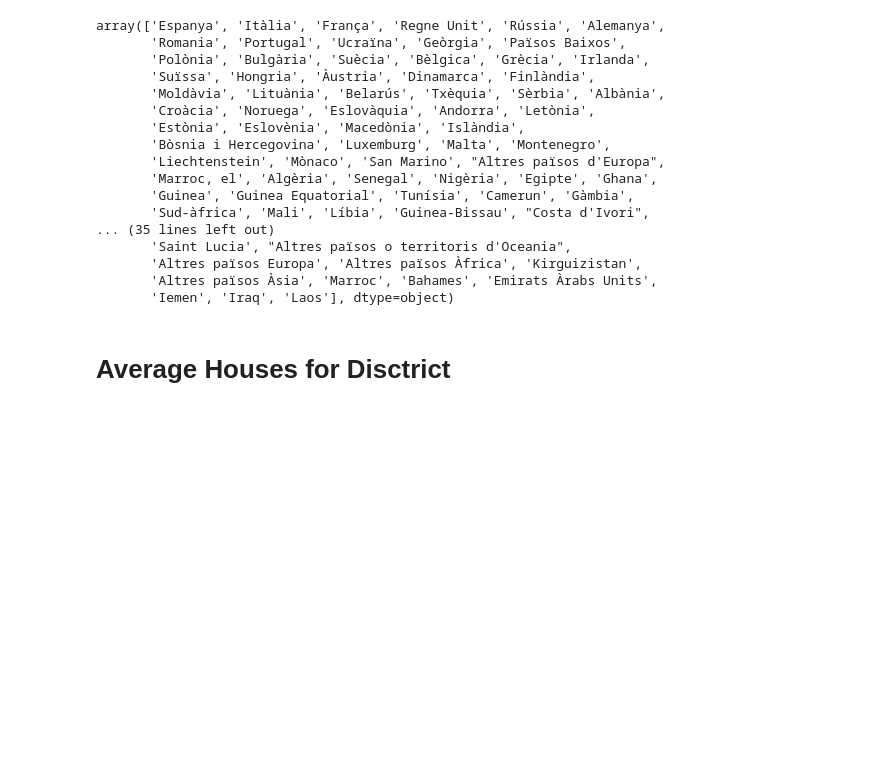
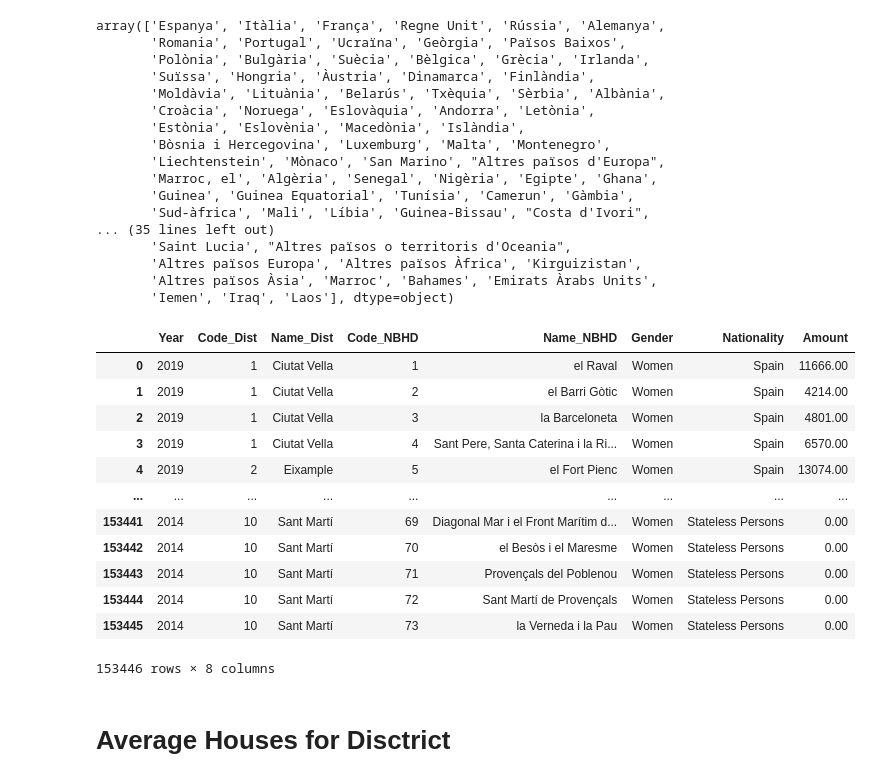
Before and after one commit to MayGodoy/BCN-Data, a Jupyter notebook: notebooks/00.Collect_Datasets.ipynb, the cells around one changed output. Saved outputs shown, nothing was run; the diff lists cells and outputs as text; code cells hidden in the pictures; blank space fills up the shorter version.

```diff
--- a/notebooks/00.Collect_Datasets.ipynb
+++ b/notebooks/00.Collect_Datasets.ipynb
@@ -768,6 +831,22 @@ array(['Espanya', 'Itàlia', 'França', 'Regne Unit', 'Rússia', 'Alemanya',
 #Replace the Catalan manual
 ine.Gender.replace("Dona", "Women", inplace= True)
 ine.Gender.replace("Home", "Men", inplace= True)
+# %%
+ine
+# %% [output]
+|  | Year | Code_Dist | Name_Dist | Code_NBHD | Name_NBHD | Gender | Nationality | Amount |
+| 0 | 2019 | 1 | Ciutat Vella | 1 | el Raval | Women | Spain | 11666.00 |
+| 1 | 2019 | 1 | Ciutat Vella | 2 | el Barri Gòtic | Women | Spain | 4214.00 |
+| 2 | 2019 | 1 | Ciutat Vella | 3 | la Barceloneta | Women | Spain | 4801.00 |
+| 3 | 2019 | 1 | Ciutat Vella | 4 | Sant Pere, Santa Caterina i la Ri... | Women | Spain | 6570.00 |
+| 4 | 2019 | 2 | Eixample | 5 | el Fort Pienc | Women | Spain | 13074.00 |
+| ... | ... | ... | ... | ... | ... | ... | ... | ... |
+| 153441 | 2014 | 10 | Sant Martí | 69 | Diagonal Mar i el Front Marítim d... | Women | Stateless Persons | 0.00 |
+| 153442 | 2014 | 10 | Sant Martí | 70 | el Besòs i el Maresme | Women | Stateless Persons | 0.00 |
+| 153443 | 2014 | 10 | Sant Martí | 71 | Provençals del Poblenou | Women | Stateless Persons | 0.00 |
+| 153444 | 2014 | 10 | Sant Martí | 72 | Sant Martí de Provençals | Women | Stateless Persons | 0.00 |
+| 153445 | 2014 | 10 | Sant Martí | 73 | la Verneda i la Pau | Women | Stateless Persons | 0.00 |
+153446 rows × 8 columns
 # %%
 ine.to_csv(r'../datasets/Nationality_Hist.csv', index = False)
 # %% [markdown]
```
Also changed, not shown: parts of 12 cells of this notebook, 2 other files.
